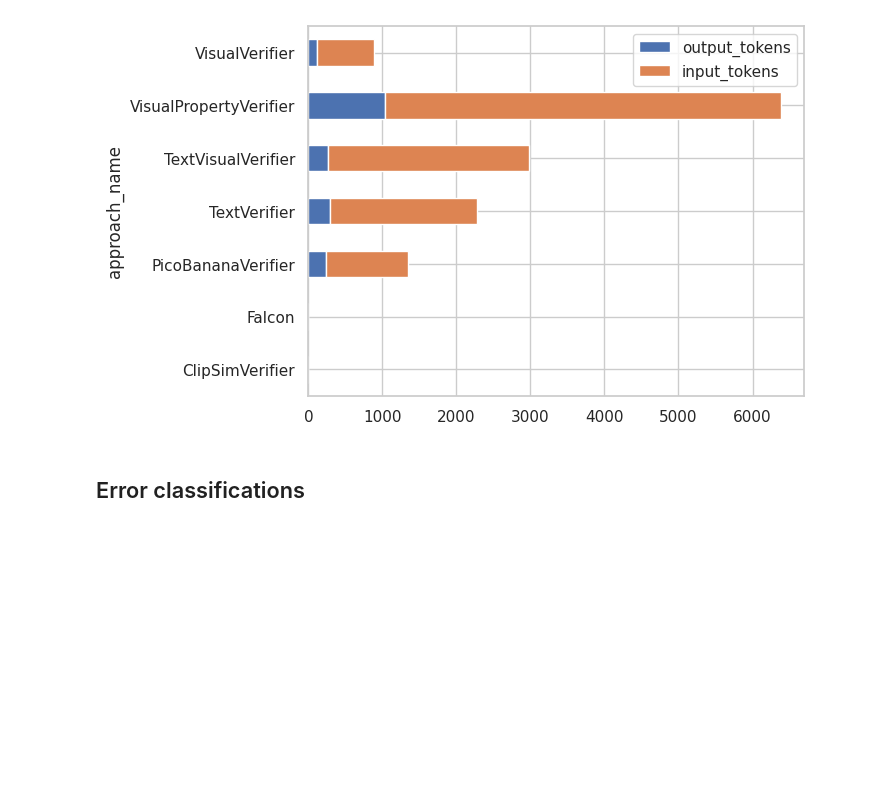
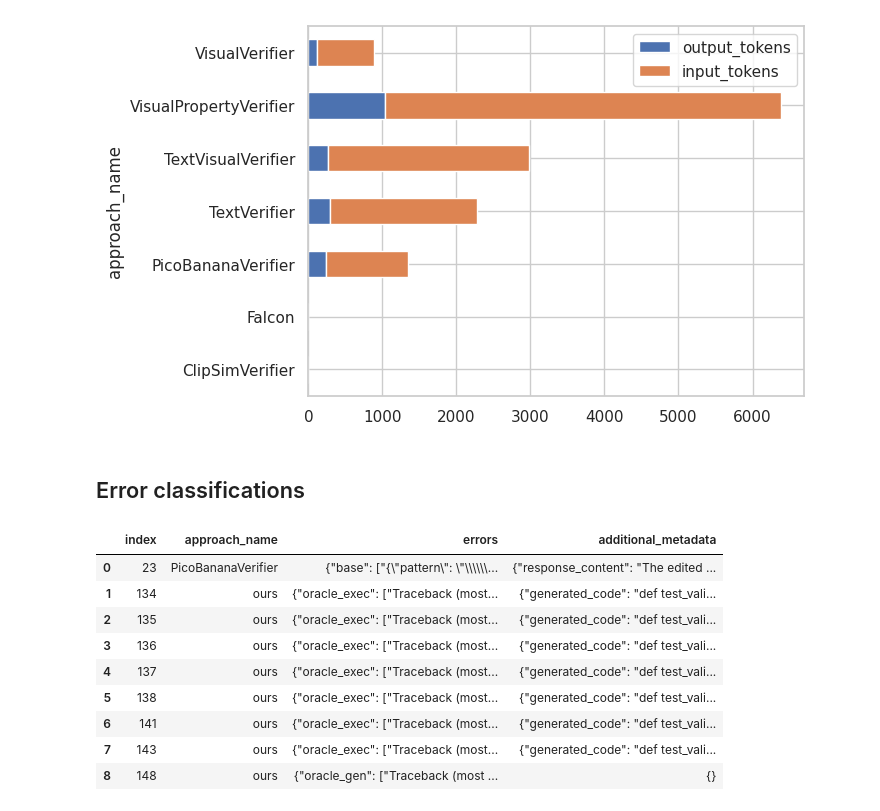
Before and after one commit to IV2C/VIFagent, a Jupyter notebook: notebooks/verifier_exploitation/verifier_exploitation.ipynb, the cells around one changed output. Saved outputs shown, nothing was run; the diff lists cells and outputs as text; code cells hidden in the pictures; blank space fills up the shorter version.

```diff
--- a/notebooks/verifier_exploitation/verifier_exploitation.ipynb
+++ b/notebooks/verifier_exploitation/verifier_exploitation.ipynb
@@ -322,3 +350,16 @@ def has_errors(row):
     return len(errors.keys()) > 0 and all([len(value)>0 for key,value in errors.items()])
 
 err_df_filtered = err_df[err_df.apply(has_errors, axis=1)].reset_index()
+# %%
+err_df_filtered
+# %% [output]
+|  | index | approach_name | errors | additional_metadata |
+| 0 | 23 | PicoBananaVerifier | {"base": ["{\"pattern\": \"\\\\\\... | {"response_content": "The edited ... |
+| 1 | 134 | ours | {"oracle_exec": ["Traceback (most... | {"generated_code": "def test_vali... |
+| 2 | 135 | ours | {"oracle_exec": ["Traceback (most... | {"generated_code": "def test_vali... |
+| 3 | 136 | ours | {"oracle_exec": ["Traceback (most... | {"generated_code": "def test_vali... |
+| 4 | 137 | ours | {"oracle_exec": ["Traceback (most... | {"generated_code": "def test_vali... |
+| 5 | 138 | ours | {"oracle_exec": ["Traceback (most... | {"generated_code": "def test_vali... |
+| 6 | 141 | ours | {"oracle_exec": ["Traceback (most... | {"generated_code": "def test_vali... |
+| 7 | 143 | ours | {"oracle_exec": ["Traceback (most... | {"generated_code": "def test_vali... |
+| 8 | 148 | ours | {"oracle_gen": ["Traceback (most ... | {} |
```
Also changed, not shown: parts of 17 cells of this notebook, 7 other files.
